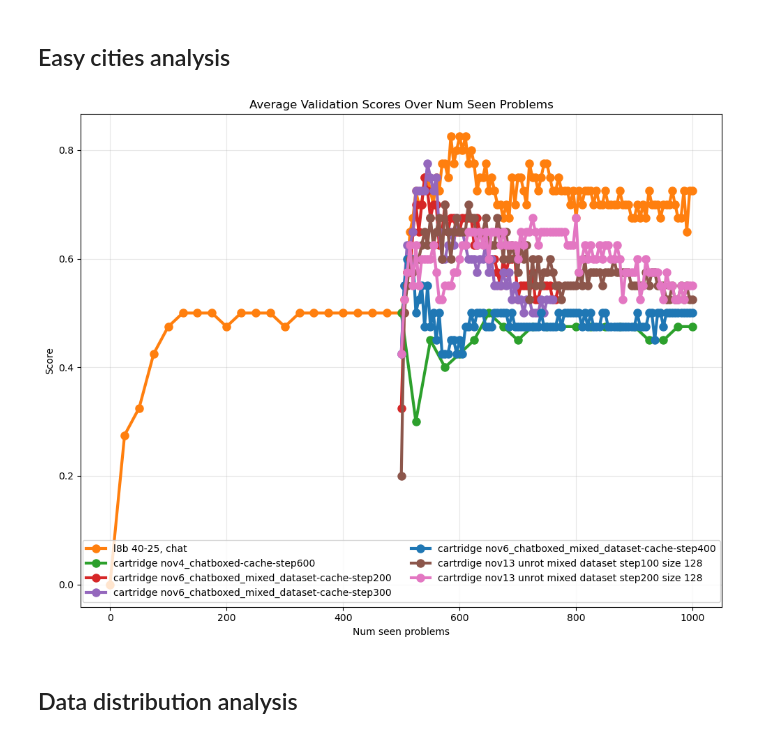
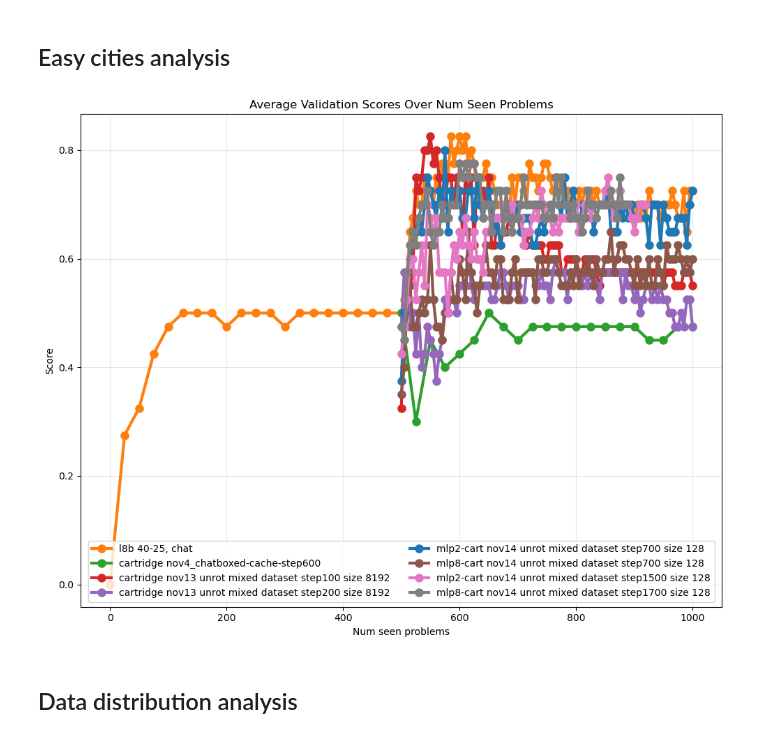
Before and after one commit to ShayanTalaei/continual-learning, a Jupyter notebook: notebooks/cities_lab.ipynb, the cells around one changed output. Drawn from its saved outputs; the diff is of its cells as text; code cells hidden in the pictures.

```diff
--- a/notebooks/cities_lab.ipynb
+++ b/notebooks/cities_lab.ipynb
@@ -90,28 +90,39 @@ def plot_val_scores(val_scores_dict, min_step=None, max_step=None, alpha=1.0):
 # %%
 plot_val_scores({
 
     "l8b 40-25, chat": {**read_val_scores("/data/stalaei/logs/continual_learning/outputs/stalaei_cities_easy/history_agent/easy_synth_cities_40_25_l8b_non_collapsed_only_boxed/20251103_101129/"),
                                              **read_val_scores("/data/stalaei/logs/continual_learning/outputs/stalaei_cities_easy/history_agent/easy_synth_cities_40_25_l8b_non_collapsed_only_boxed/20251103_181024")},
     "cartridge nov4_chatboxed-cache-step600": {**read_val_scores("/data/stalaei/logs/continual_learning/outputs/stalaei_cities_easy/history_agent/easy_synth_cities_40_25_l8b_cartridge_nov4_chatboxed-cache-step600/20251105_000849")},
-    "cartridge nov6_chatboxed_mixed_dataset-cache-step200": {**read_val_scores("/data/stalaei/logs/continual_learning/outputs/stalaei_cities_easy/history_agent/easy_synth_cities_40_25_l8b_cartridge_nov6_chatboxed_mixed_dataset-cache-step200/20251114_211809")},
-    "cartridge nov6_chatboxed_mixed_dataset-cache-step300": {**read_val_scores("/data/stalaei/logs/continual_learning/outputs/stalaei_cities_easy/history_agent/easy_synth_cities_40_25_l8b_cartridge_nov6_chatboxed_mixed_dataset-cache-step300/20251114_212108")},
-    "cartridge nov6_chatboxed_mixed_dataset-cache-step400": {**read_val_scores("/data/stalaei/logs/continual_learning/outputs/stalaei_cities_easy/history_agent/easy_synth_cities_40_25_l8b_cartridge_nov6_chatboxed_mixed_dataset-cache-step400/20251107_115242")},
+    # "cartridge nov6_chatboxed_mixed_dataset-cache-step200": {**read_val_scores("/data/stalaei/logs/continual_learning/outputs/stalaei_cities_easy/history_agent/easy_synth_cities_40_25_l8b_cartridge_nov6_chatboxed_mixed_dataset-cache-step200/20251114_211809")},
+    # "cartridge nov6_chatboxed_mixed_dataset-cache-step300": {**read_val_scores("/data/stalaei/logs/continual_learning/outputs/stalaei_cities_easy/history_agent/easy_synth_cities_40_25_l8b_cartridge_nov6_chatboxed_mixed_dataset-cache-step300/20251114_212108")},
+    # "cartridge nov6_chatboxed_mixed_dataset-cache-step400": {**read_val_scores("/data/stalaei/logs/continual_learning/outputs/stalaei_cities_easy/history_agent/easy_synth_cities_40_25_l8b_cartridge_nov6_chatboxed_mixed_dataset-cache-step400/20251107_115242")},
     # "cartridge nov6_chatboxed_mixed_dataset-cache-step500": {**read_val_scores("/data/stalaei/logs/continual_learning/outputs/stalaei_cities_easy/history_agent/easy_synth_cities_40_25_l8b_cartridge_nov6_chatboxed_mixed_dataset-cache-step500/20251107_123708")},
     # "cartridge nov12 unrot first half cities step200 offset 0": {**read_val_scores("/data/stalaei/logs/continual_learning/outputs/stalaei_cities_easy/history_agent/easy_synth_cities_40_25_l8b_cartridge_nov12_chatboxed_first_half_cities_with_unrot_queries-cache-step200_offset_0/20251113_235636")},
     # "cartridge nov12 unrot mixed dataset step200 offset 0": {**read_val_scores("/data/stalaei/logs/continual_learning/outputs/stalaei_cities_easy/history_agent/easy_synth_cities_40_25_l8b_cartridge_nov12_chatboxed_mixed_dataset_with_unrot_queries-cache-step200_offset_0/20251114_004025")},
     # "cartridge nov12 unrot mixed dataset step300 offset 0": {**read_val_scores("/data/stalaei/logs/continual_learning/outputs/stalaei_cities_easy/history_agent/easy_synth_cities_40_25_l8b_cartridge_nov12_chatboxed_mixed_dataset_with_unrot_queries-cache-step300_offset_0/20251113_235416")},
     # "cartridge nov12 unrot mixed dataset step500 offset 0": {**read_val_scores("/data/stalaei/logs/continual_learning/outputs/stalaei_cities_easy/history_agent/easy_synth_cities_40_25_l8b_cartridge_nov12_chatboxed_mixed_dataset_with_unrot_queries-cache-step500_offset_0/20251113_203228")},
     # "cartridge nov12 unrot mixed dataset step800 offset 0": {**read_val_scores("/data/stalaei/logs/continual_learning/outputs/stalaei_cities_easy/history_agent/easy_synth_cities_40_25_l8b_cartridge_nov12_chatboxed_mixed_dataset_with_unrot_queries-cache-step800_offset_0/20251113_231756")},
-    "cartrdige nov13 unrot mixed dataset step100 size 128": {**read_val_scores("/data/stalaei/logs/continual_learning/outputs/stalaei_cities_easy/history_agent/easy_synth_cities_40_25_l8b_cartridge_nov13_chatboxed_mixed_dataset_with_unrot_queries_eval_with_up_to_50_distractors-cache-step100/20251114_022258")},
-    "cartrdige nov13 unrot mixed dataset step200 size 128": {**read_val_scores("/data/stalaei/logs/continual_learning/outputs/stalaei_cities_easy/history_agent/easy_synth_cities_40_25_l8b_cartridge_nov13_chatboxed_mixed_dataset_with_unrot_queries_eval_with_up_to_50_distractors-cache-step200/20251114_044120")},
+    # "cartrdige nov13 unrot mixed dataset step100 size 128": {**read_val_scores("/data/stalaei/logs/continual_learning/outputs/stalaei_cities_easy/history_agent/easy_synth_cities_40_25_l8b_cartridge_nov13_chatboxed_mixed_dataset_with_unrot_queries_eval_with_up_to_50_distractors-cache-step100/20251114_022258")},
+    # "cartrdige nov13 unrot mixed dataset step200 size 128": {**read_val_scores("/data/stalaei/logs/continual_learning/outputs/stalaei_cities_easy/history_agent/easy_synth_cities_40_25_l8b_cartridge_nov13_chatboxed_mixed_dataset_with_unrot_queries_eval_with_up_to_50_distractors-cache-step200/20251114_044120")},
     # "cartridge nov13 unrot mixed dataset step100 size 1024": {**read_val_scores("/data/stalaei/logs/continual_learning/outputs/stalaei_cities_easy/history_agent/easy_synth_cities_40_25_l8b_cartridge_nov13_chatboxed_mixed_dataset_with_unrot_queries_eval_with_up_to_50_distractors_1024_tokens_cartridge-cache-step100/20251114_022338")},
     # "cartridge nov13 unrot mixed dataset step200 size 1024": {**read_val_scores("/data/stalaei/logs/continual_learning/outputs/stalaei_cities_easy/history_agent/easy_synth_cities_40_25_l8b_cartridge_nov13_chatboxed_mixed_dataset_with_unrot_queries_eval_with_up_to_50_distractors_1024_tokens_cartridge-cache-step200/20251114_043833")},
-    # "cartridge nov13 unrot mixed dataset step100 size 8192": {**read_val_scores("/data/stalaei/logs/continual_learning/outputs/stalaei_cities_easy/history_agent/easy_synth_cities_40_25_l8b_cartridge_nov13_chatboxed_mixed_dataset_with_unrot_queries_eval_with_up_to_50_distractors_8192_tokens_cartridge-cache-step100/20251114_180619")},
-    # "cartridge nov13 unrot mixed dataset step200 size 8192": {**read_val_scores("/data/stalaei/logs/continual_learning/outputs/stalaei_cities_easy/history_agent/easy_synth_cities_40_25_l8b_cartridge_nov13_chatboxed_mixed_dataset_with_unrot_queries_eval_with_up_to_50_distractors_8192_tokens_cartridge-cache-step200/20251114_180727")},
+    "cartridge nov13 unrot mixed dataset step100 size 8192": {**read_val_scores("/data/stalaei/logs/continual_learning/outputs/stalaei_cities_easy/history_agent/easy_synth_cities_40_25_l8b_cartridge_nov13_chatboxed_mixed_dataset_with_unrot_queries_eval_with_up_to_50_distractors_8192_tokens_cartridge-cache-step100/20251114_180619")},
+    "cartridge nov13 unrot mixed dataset step200 size 8192": {**read_val_scores("/data/stalaei/logs/continual_learning/outputs/stalaei_cities_easy/history_agent/easy_synth_cities_40_25_l8b_cartridge_nov13_chatboxed_mixed_dataset_with_unrot_queries_eval_with_up_to_50_distractors_8192_tokens_cartridge-cache-step200/20251114_180727")},
+    # "cartridge nov14   rot mixed dataset step100 size 8192": {**read_val_scores("/data/stalaei/logs/continual_learning/outputs/stalaei_cities_easy/history_agent/easy_synth_cities_40_25_l8b_nov14_chatboxed_mixed_dataset_with_rot_queries_eval_with_up_to_50_distractors_8192_tokens_cartridge-cache-step100/20251116_210654")},
+    # "cartridge nov14   rot mixed dataset step200 size 8192": {**read_val_scores("/data/stalaei/logs/continual_learning/outputs/stalaei_cities_easy/history_agent/easy_synth_cities_40_25_l8b_nov14_chatboxed_mixed_dataset_with_rot_queries_eval_with_up_to_50_distractors_8192_tokens_cartridge-cache-step200/20251116_210841")},
+    "mlp2-cart nov14 unrot mixed dataset step700 size 128": {**read_val_scores("/data/stalaei/logs/continual_learning/outputs/stalaei_cities_easy/history_agent/easy_synth_cities_40_25_l8b_nov14_chatboxed_mixed_dataset_with_unrot_queries_eval_with_up_to_50_distractors_mlp_residual_2-cache-step700/20251116_212401")},
+    "mlp2-cart nov14 unrot mixed dataset step1500 size 128": {**read_val_scores("/data/stalaei/logs/continual_learning/outputs/stalaei_cities_easy/history_agent/easy_synth_cities_40_25_l8b_nov14_chatboxed_mixed_dataset_with_unrot_queries_eval_with_up_to_50_distractors_mlp_residual_2-cache-step1500/20251116_235631")},
+    "mlp2-cart nov14 unrot mixed dataset step1500 size 128": {**read_val_scores("/data/stalaei/logs/continual_learning/outputs/stalaei_cities_easy/history_agent/easy_synth_cities_40_25_l8b_nov14_chatboxed_mixed_dataset_with_unrot_queries_eval_with_up_to_50_distractors_mlp_residual_2-cache-step1500/20251116_235631")},
+    "mlp2-cart nov14 unrot mixed dataset step3000 size 128 (1)": {**read_val_scores("/data/stalaei/logs/continual_learning/outputs/stalaei_cities_easy/history_agent/easy_synth_cities_40_25_l8b_nov14_chatboxed_mixed_dataset_with_unrot_queries_eval_with_up_to_50_distractors_mlp_residual_2-cache-step3000/20251117_021550")},
+    "mlp2-cart nov14 unrot mixed dataset step3000 size 128 (2)": {**read_val_scores("/data/stalaei/logs/continual_learning/outputs/stalaei_cities_easy/history_agent/easy_synth_cities_40_25_l8b_nov14_chatboxed_mixed_dataset_with_unrot_queries_eval_with_up_to_50_distractors_mlp_residual_2-cache-step3000/20251117_021608")},
+    "mlp8-cart nov14 unrot mixed dataset step700 size 128": {**read_val_scores("/data/stalaei/logs/continual_learning/outputs/stalaei_cities_easy/history_agent/easy_synth_cities_40_25_l8b_nov14_chatboxed_mixed_dataset_with_unrot_queries_eval_with_up_to_50_distractors_mlp_residual_8-cache-step700/20251116_212336")},
+    "mlp8-cart nov14 unrot mixed dataset step1700 size 128": {**read_val_scores("/data/stalaei/logs/continual_learning/outputs/stalaei_cities_easy/history_agent/easy_synth_cities_40_25_l8b_nov14_chatboxed_mixed_dataset_with_unrot_queries_eval_with_up_to_50_distractors_mlp_residual_8-cache-step1700/20251116_235754")},
+    "mlp8-cart nov14 unrot mixed dataset step3000 size 128": {**read_val_scores("/data/stalaei/logs/continual_learning/outputs/stalaei_cities_easy/history_agent/easy_synth_cities_40_25_l8b_nov14_chatboxed_mixed_dataset_with_unrot_queries_eval_with_up_to_50_distractors_mlp_residual_8-cache-step3000/20251117_051204")},
+
 
     }, alpha=1.0)
 # %% [output]
-[figure, old version]
+[figure, new version]
 # %% [markdown]
 ## Data distribution analysis
 # %%
```
Also changed, not shown: 8 other files.
